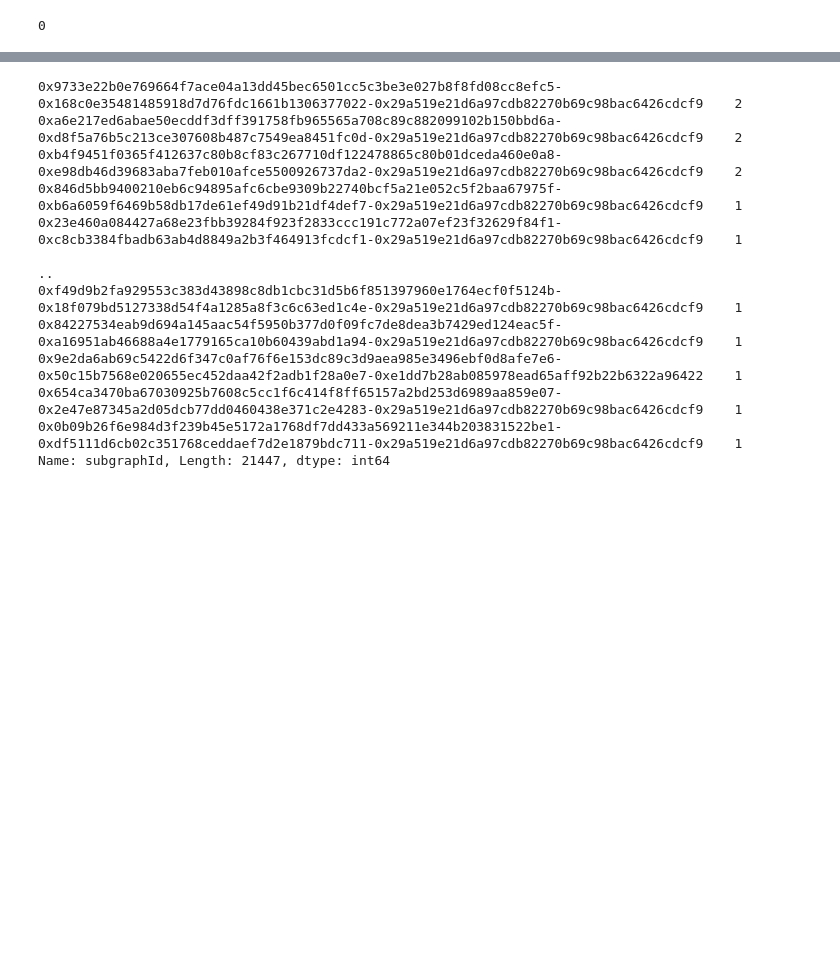
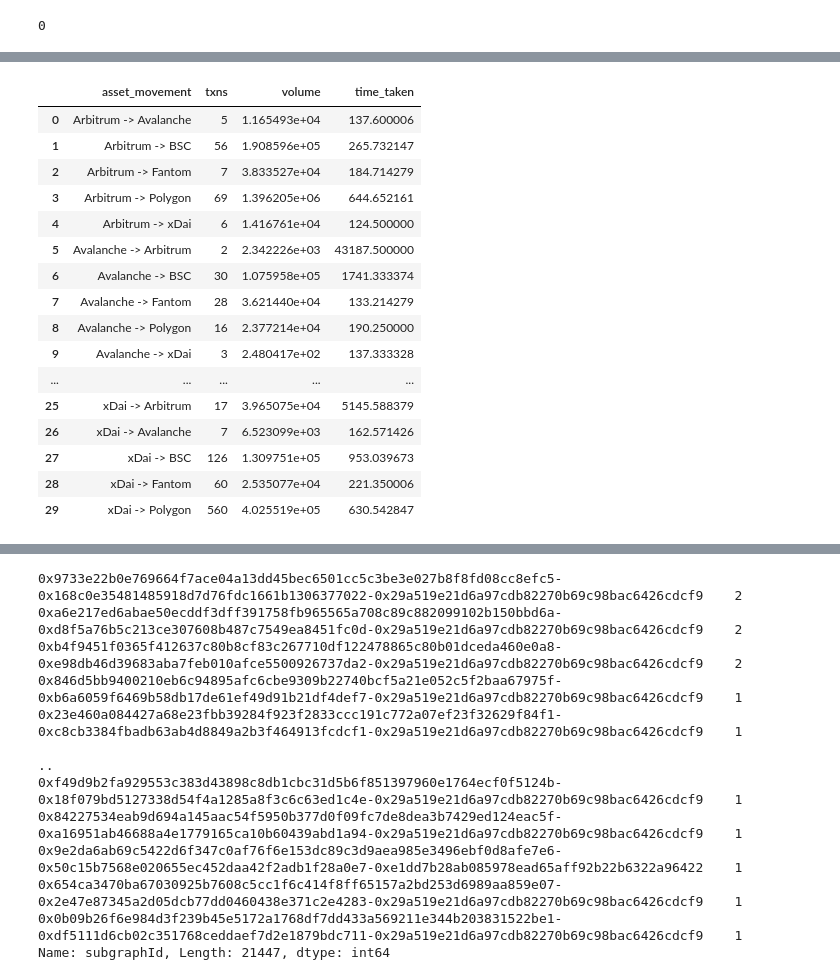
Before and after one commit to enzotavares/lifi-analytics-backend, a Jupyter notebook: Clean Subgraph.ipynb, the cells around one changed output, grey strips where cells are left out. Cells and saved outputs as stored; diff of their text form; code cells hidden in the pictures; blank space fills up the shorter version.

```diff
--- a/Clean Subgraph.ipynb
+++ b/Clean Subgraph.ipynb
@@ -419,7 +384,7 @@ merged_txns["time_taken_seconds"] = merged_txns["time_taken"].apply(
 )
 
 merged_txns.replace({np.NaN: None}, inplace=True)
-# fulfilled_txns = merged_txns[
-#     (merged_txns.status_x == "Fulfilled") & (merged_txns.status_y == "Fulfilled")
-# ].copy(deep=True)
+fulfilled_txns = merged_txns[
+    (merged_txns.status_x == "Fulfilled") & (merged_txns.status_y == "Fulfilled")
+].copy(deep=True)
 # %% [output]
@@ -457,0 +484,6 @@ remove_fulfilled_txns = remote_merged_txns[(remote_merged_txns.status_x == "Fulf
+# %%
+fulfilled_txns["time_taken_seconds"] = pd.to_numeric(
+    fulfilled_txns["time_taken_seconds"], downcast="float"
+)
+# %%
+asset_movement = fulfilled_txns.groupby("asset_movement").agg({"id":"count", "dollar_amount_x":"sum", "time_taken_seconds":"mean"}).reset_index().rename(columns={'id':'txns', 'dollar_amount_x':'volume', 'time_taken_seconds':'time_taken'})
@@ -457,0 +496,20 @@ remove_fulfilled_txns = remote_merged_txns[(remote_merged_txns.status_x == "Fulf
+# %%
+asset_movement
+# %% [output]
+|  | asset_movement | txns | volume | time_taken |
+| 0 | Arbitrum -> Avalanche | 5 | 1.165493e+04 | 137.600006 |
+| 1 | Arbitrum -> BSC | 56 | 1.908596e+05 | 265.732147 |
+| 2 | Arbitrum -> Fantom | 7 | 3.833527e+04 | 184.714279 |
+| 3 | Arbitrum -> Polygon | 69 | 1.396205e+06 | 644.652161 |
+| 4 | Arbitrum -> xDai | 6 | 1.416761e+04 | 124.500000 |
+| 5 | Avalanche -> Arbitrum | 2 | 2.342226e+03 | 43187.500000 |
+| 6 | Avalanche -> BSC | 30 | 1.075958e+05 | 1741.333374 |
+| 7 | Avalanche -> Fantom | 28 | 3.621440e+04 | 133.214279 |
+| 8 | Avalanche -> Polygon | 16 | 2.377214e+04 | 190.250000 |
+| 9 | Avalanche -> xDai | 3 | 2.480417e+02 | 137.333328 |
+| ... | ... | ... | ... | ... |
+| 25 | xDai -> Arbitrum | 17 | 3.965075e+04 | 5145.588379 |
+| 26 | xDai -> Avalanche | 7 | 6.523099e+03 | 162.571426 |
+| 27 | xDai -> BSC | 126 | 1.309751e+05 | 953.039673 |
+| 28 | xDai -> Fantom | 60 | 2.535077e+04 | 221.350006 |
+| 29 | xDai -> Polygon | 560 | 4.025519e+05 | 630.542847 |
```
Also changed, not shown: parts of 24 cells of this notebook, 1 other file.
